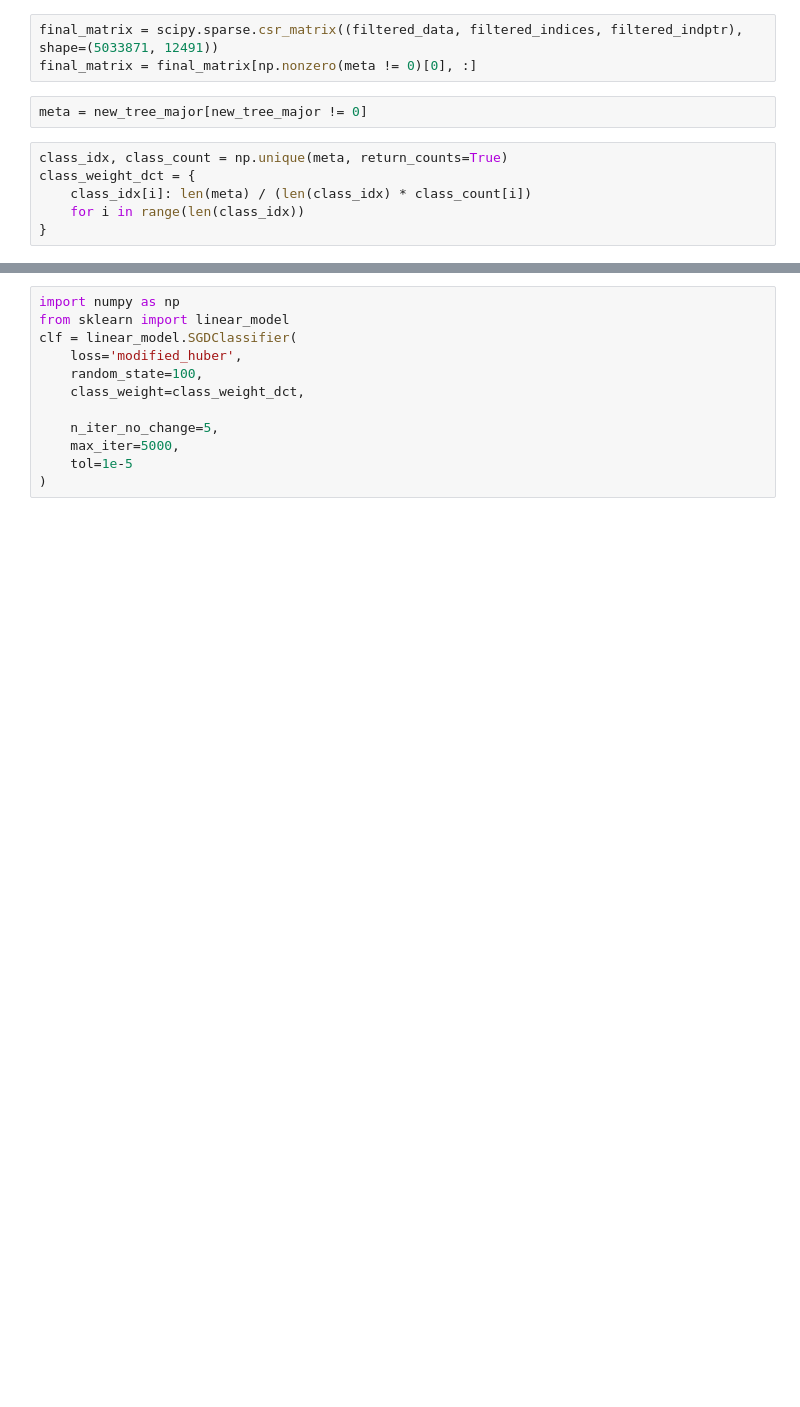
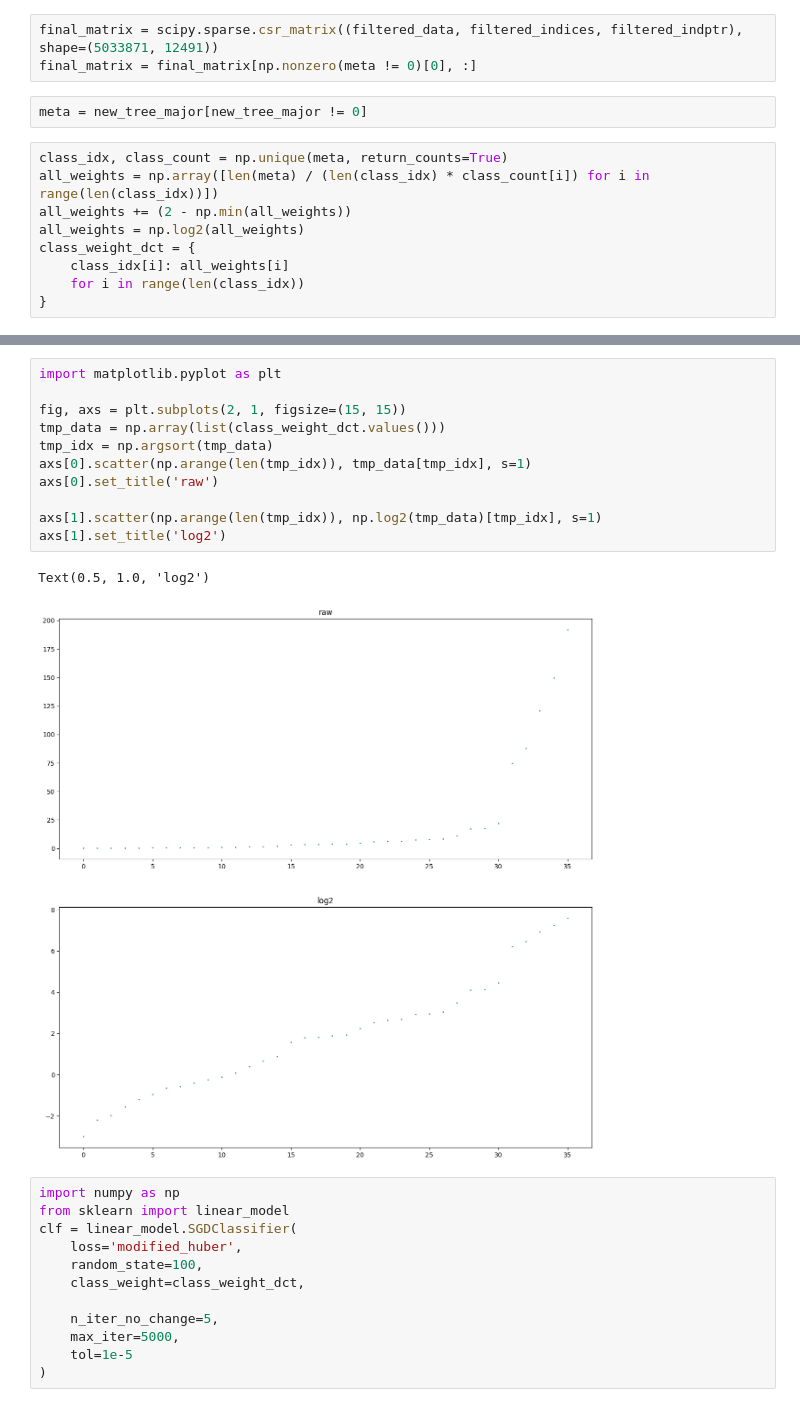
Before and after one commit to duyson1999/celltypes_prediction, a Jupyter notebook: SGD_partial_fit.ipynb, the cells around one changed output, grey strips where cells are left out. Drawn from its saved outputs; the diff is of its cells as text; blank space fills up the shorter version.

```diff
--- a/SGD_partial_fit.ipynb
+++ b/SGD_partial_fit.ipynb
@@ -130,7 +134,10 @@ final_matrix = final_matrix[np.nonzero(meta != 0)[0], :]
 meta = new_tree_major[new_tree_major != 0]
 # %%
 class_idx, class_count = np.unique(meta, return_counts=True)
+all_weights = np.array([len(meta) / (len(class_idx) * class_count[i]) for i in range(len(class_idx))])
+all_weights += (2 - np.min(all_weights))
+all_weights = np.log2(all_weights)
 class_weight_dct = {
-    class_idx[i]: len(meta) / (len(class_idx) * class_count[i])
+    class_idx[i]: all_weights[i]
     for i in range(len(class_idx))
 }
@@ -137,3 +164,17 @@ class_weight_dct = {
+# %%
+import matplotlib.pyplot as plt
+
+fig, axs = plt.subplots(2, 1, figsize=(15, 15))
+tmp_data = np.array(list(class_weight_dct.values()))
+tmp_idx = np.argsort(tmp_data)
+axs[0].scatter(np.arange(len(tmp_idx)), tmp_data[tmp_idx], s=1)
+axs[0].set_title('raw')
+
+axs[1].scatter(np.arange(len(tmp_idx)), np.log2(tmp_data)[tmp_idx], s=1)
+axs[1].set_title('log2')
+# %% [output]
+Text(0.5, 1.0, 'log2')
+[figure, added]
 # %%
 import numpy as np
 from sklearn import linear_model
```
Also changed, not shown: parts of 29 cells of this notebook, 5 other files.
